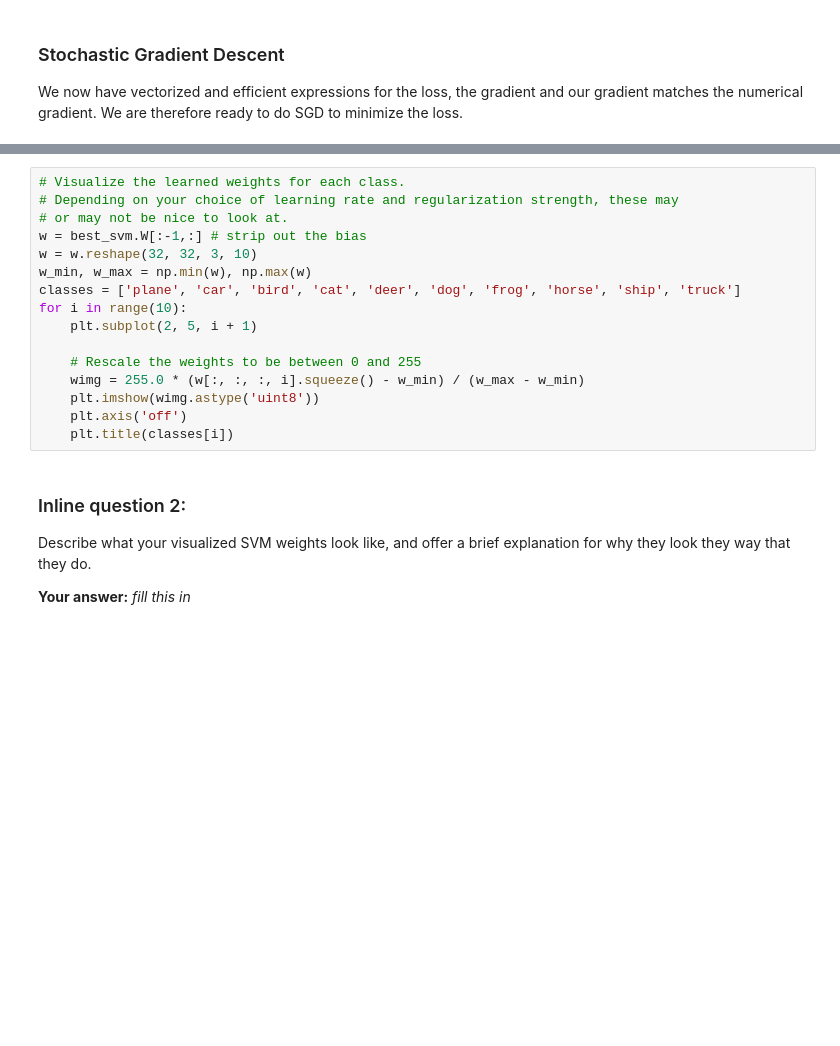
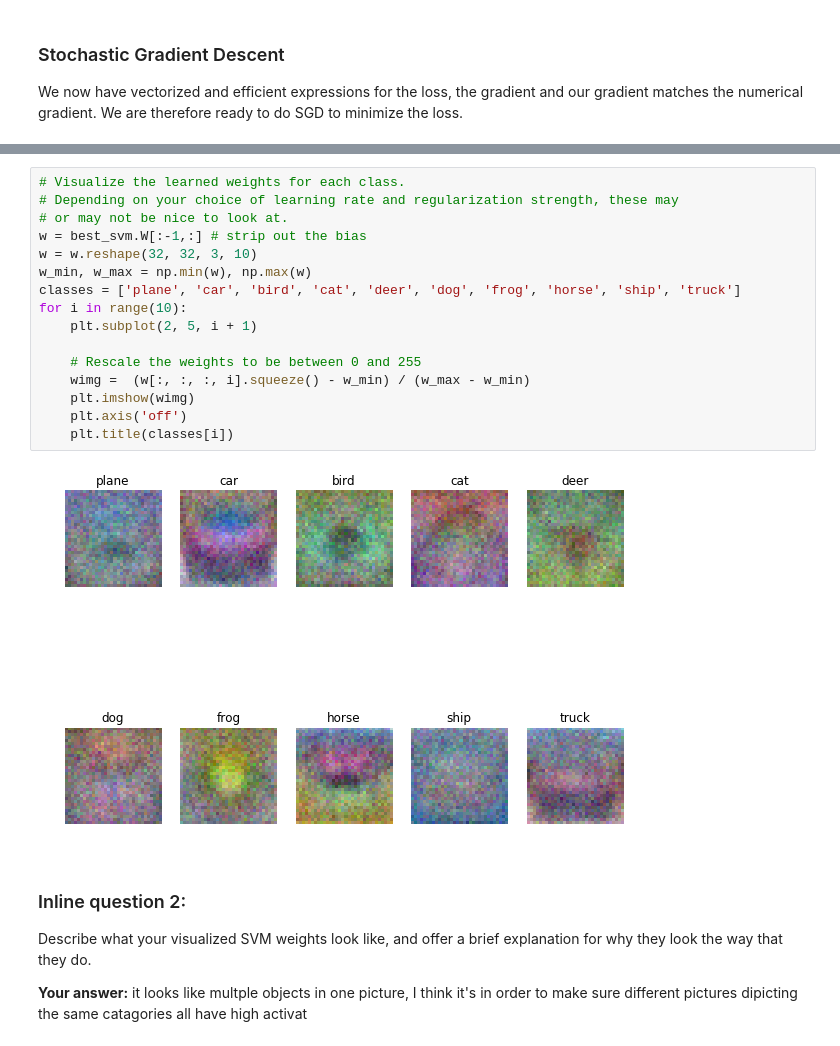
Before and after one commit to TiwazBiu/cs231n, a Jupyter notebook: assignment1/svm.ipynb, the cells around one changed output, grey strips where cells are left out. Drawn from its saved outputs; the diff is of its cells as text; blank space fills up the shorter version.

```diff
--- a/assignment1/svm.ipynb
+++ b/assignment1/svm.ipynb
@@ -360,21 +490,23 @@ print('linear SVM on raw pixels final test set accuracy: %f' % test_accuracy)
 # %%
 # Visualize the learned weights for each class.
 # Depending on your choice of learning rate and regularization strength, these may
 # or may not be nice to look at.
 w = best_svm.W[:-1,:] # strip out the bias
 w = w.reshape(32, 32, 3, 10)
 w_min, w_max = np.min(w), np.max(w)
 classes = ['plane', 'car', 'bird', 'cat', 'deer', 'dog', 'frog', 'horse', 'ship', 'truck']
 for i in range(10):
     plt.subplot(2, 5, i + 1)
 
     # Rescale the weights to be between 0 and 255
-    wimg = 255.0 * (w[:, :, :, i].squeeze() - w_min) / (w_max - w_min)
-    plt.imshow(wimg.astype('uint8'))
+    wimg =  (w[:, :, :, i].squeeze() - w_min) / (w_max - w_min)
+    plt.imshow(wimg)
     plt.axis('off')
     plt.title(classes[i])
+# %% [output]
+[figure, added]
 # %% [markdown]
 ### Inline question 2:
-Describe what your visualized SVM weights look like, and offer a brief explanation for why they look they way that they do.
+Describe what your visualized SVM weights look like, and offer a brief explanation for why they look the way that they do.
 
-**Your answer:** *fill this in*
+**Your answer:** it looks like multple objects in one picture, I think it's in order to make sure different pictures dipicting the same catagories all have high activat
```
Also changed, not shown: parts of 13 cells of this notebook, 4 other files.
